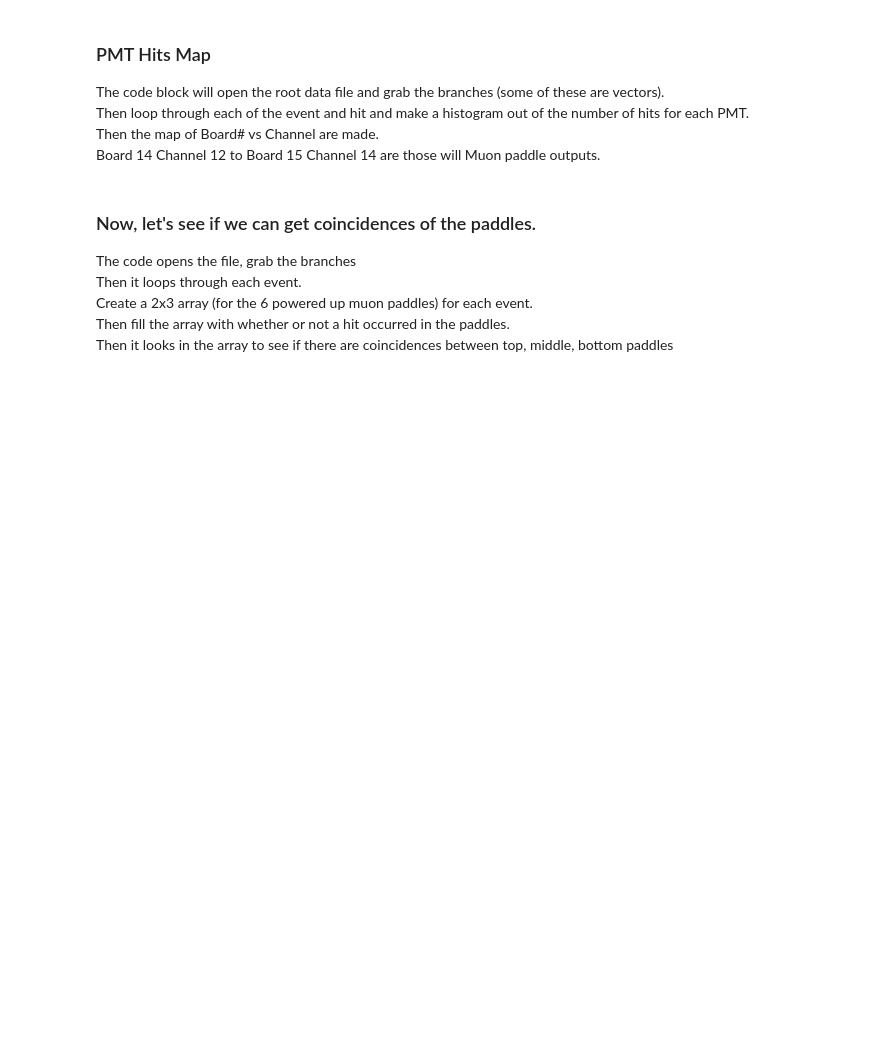
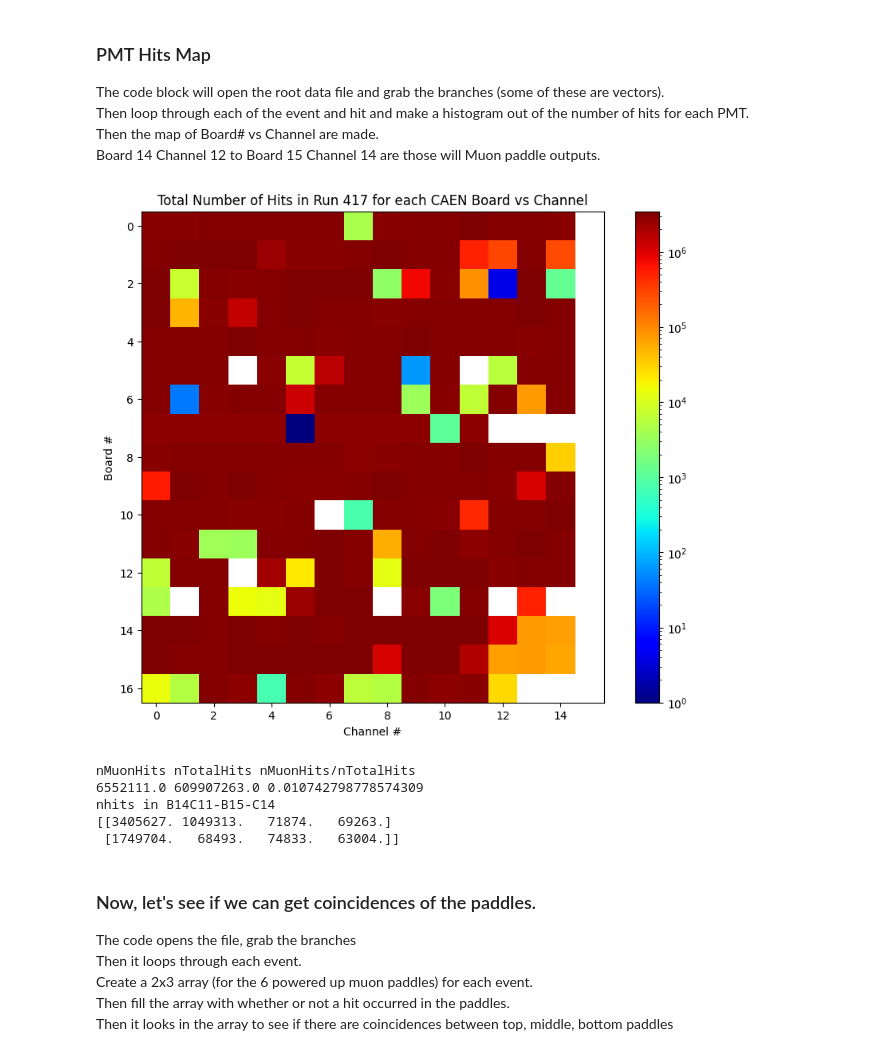
Before and after one commit to wtoslac/EosAnalyses, a Jupyter notebook: Wing/MuonAnalysis.ipynb, the cells around one changed output. Drawn from its saved outputs; the diff is of its cells as text; code cells hidden in the pictures; blank space fills up the shorter version.

```diff
--- a/Wing/MuonAnalysis.ipynb
+++ b/Wing/MuonAnalysis.ipynb
@@ -20,41 +34,51 @@ import ROOT
 import numpy as np
 import matplotlib.pyplot as plt
 import matplotlib.colors as colors
-import pandas as pd
+
+## SET THE RUN NUMBER!
+#run_number = "408" #6 hour run with MTCA@120mV prescale of 10!
+run_number = "417" #12 hour run no prescale
 
 rdf = ROOT.RDataFrame("events","/mnt/data/eos/run"+run_number+"/run"+run_number+".root")
 nhit = rdf.AsNumpy(columns=["nhit"])["nhit"]
 event_number = rdf.AsNumpy(columns=["event_number"])["event_number"]
 board = rdf.AsNumpy(columns=["board"])["board"]
 channel = rdf.AsNumpy(columns=["channel"])["channel"]
 charge = rdf.AsNumpy(columns=["charge"])["charge"]
 deltat = rdf.AsNumpy(columns=["deltat"])["deltat"]
 
 #print(len(charge[0]))
 #print(nhit[0])
 
 PMTHits = np.zeros([17,16])
 #print(PMTHits.shape)
 for iEvt in range(0,len(event_number)):
     #print(len(board[aEvt]),len(channel[aEvt]), nhit[aEvt])
     for iHit in range(0,len(board[iEvt])):
         #print(board[iEvt][iHit])
         PMTHits[board[iEvt][iHit],channel[iEvt][iHit]]=PMTHits[board[iEvt][iHit],channel[iEvt][iHit]]+1
 
-plt.figure(figsize=(17/2,16/2))
+plt.figure(figsize=(10,8))
 plt.imshow(PMTHits, cmap='jet',norm=colors.LogNorm())
 plt.title("Total Number of Hits in Run "+run_number+" for each CAEN Board vs Channel")
 plt.xlabel("Channel #")
 plt.ylabel("Board #")
 plt.colorbar()
 plt.show()
 
 nMuonHits = np.sum(PMTHits[14:16,11:15])
 nTotalHits= np.sum(PMTHits)
 print("nMuonHits nTotalHits nMuonHits/nTotalHits")
 print(nMuonHits,nTotalHits,nMuonHits/nTotalHits)
 print("nhits in B14C11-B15-C14")
 print(PMTHits[14:16,11:15])
+# %% [output]
+[figure, added]
+nMuonHits nTotalHits nMuonHits/nTotalHits
+6552111.0 609907263.0 0.010742798778574309
+nhits in B14C11-B15-C14
+[[3405627. 1049313.   71874.   69263.]
+ [1749704.   68493.   74833.   63004.]]
 # %% [markdown]
 ### Now, let's see if we can get coincidences of the paddles.
 The code opens the file, grab the branches<br>
```
Also changed, not shown: parts of 15 cells of this notebook, 1 other file.
